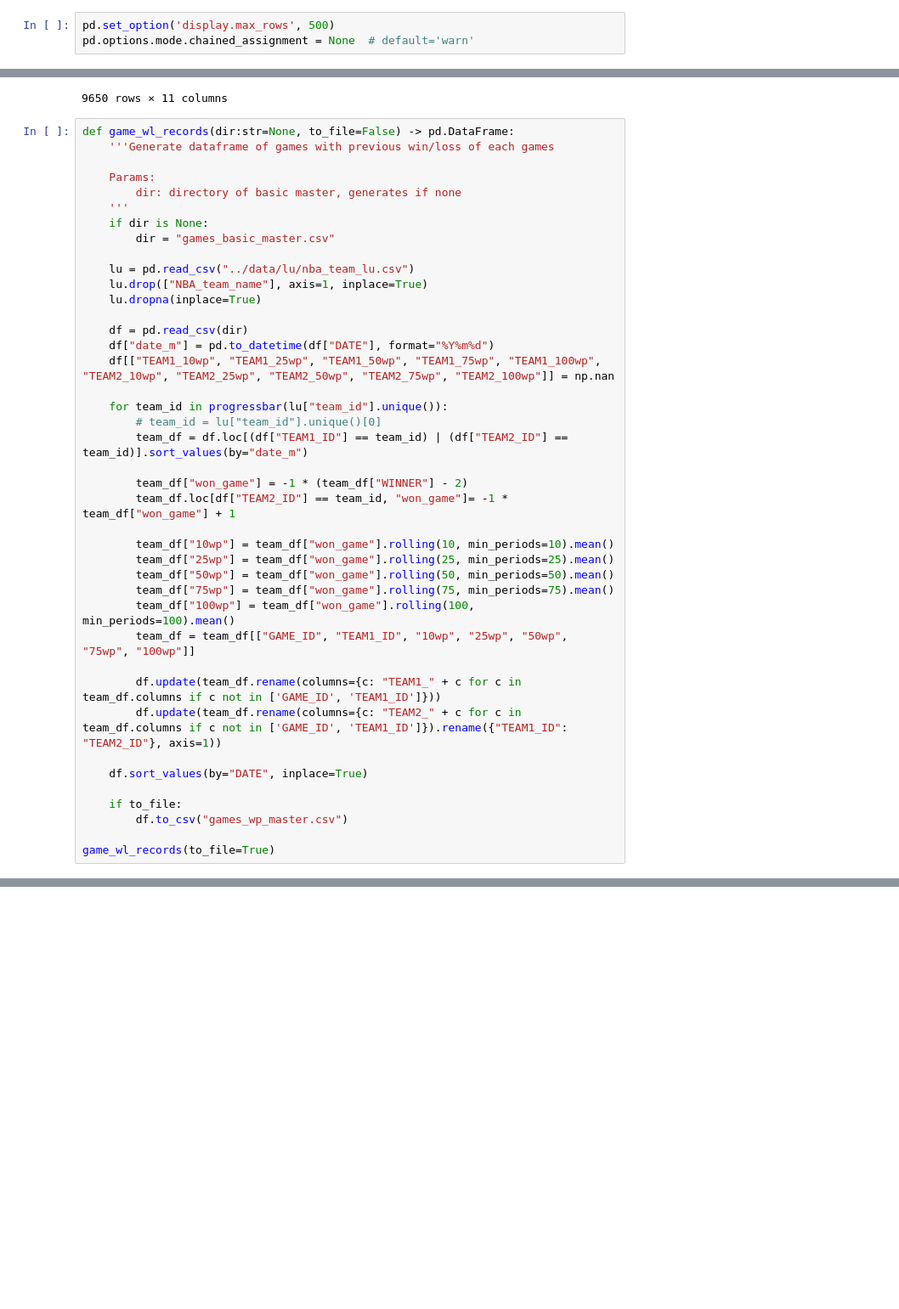
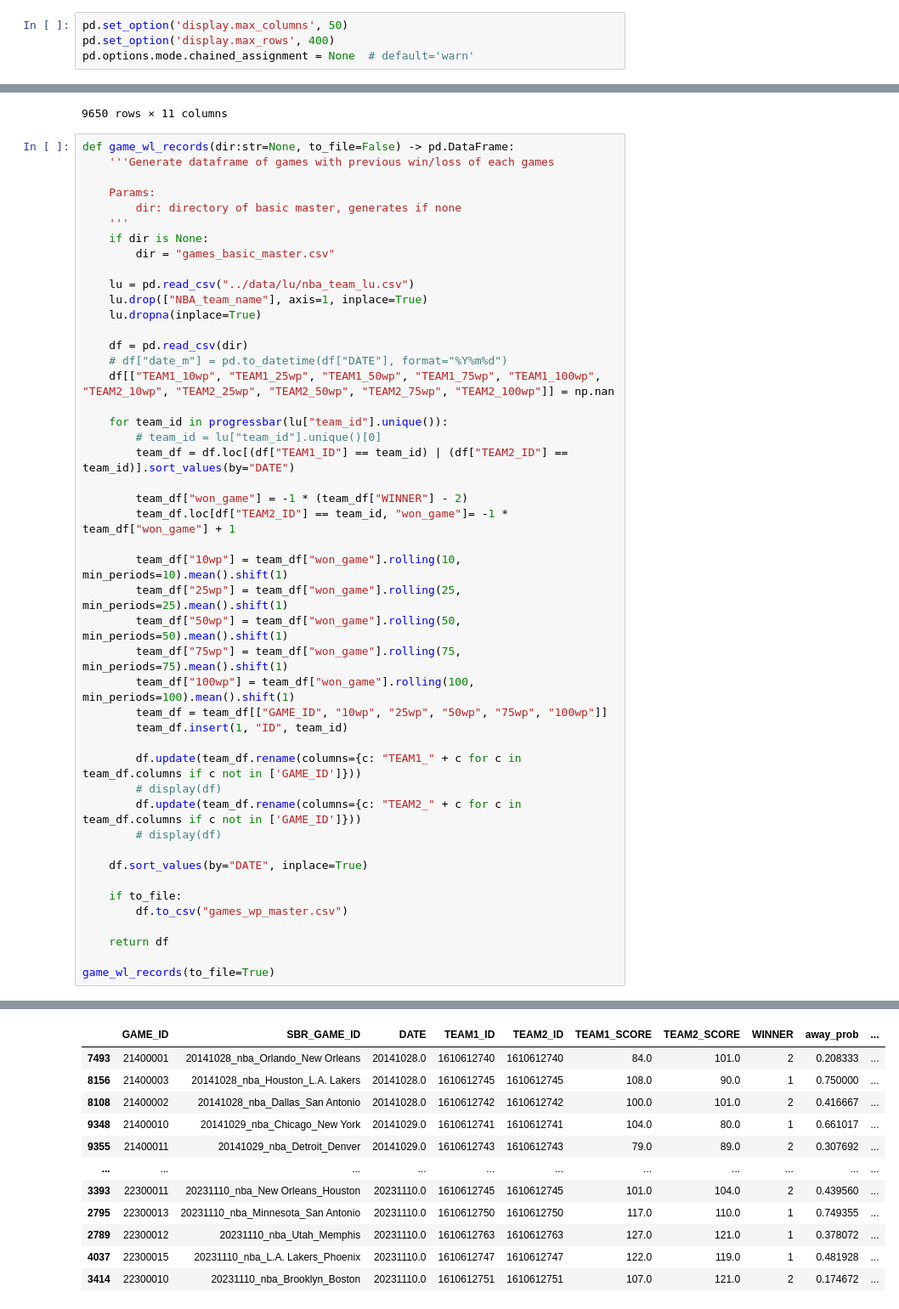
Before and after one commit to iiisong/ML-NBA-Betting, a Jupyter notebook: data_proc/team_info.ipynb, the cells around one changed output, grey strips where cells are left out. Shown at 85% size. Cells and saved outputs as stored; diff of their text form; blank space fills up the shorter version.

```diff
--- a/data_proc/team_info.ipynb
+++ b/data_proc/team_info.ipynb
@@ -4,7 +4,8 @@ import pandas as pd
 import numpy as np
 from progressbar import progressbar
 # %%
-pd.set_option('display.max_rows', 500)
+pd.set_option('display.max_columns', 50)
+pd.set_option('display.max_rows', 400)
 pd.options.mode.chained_assignment = None  # default='warn'
 # %%
 def process_box_scores(dir: str="../data/nba_boxscores", to_file=False) -> pd.DataFrame:
@@ -225,40 +226,57 @@ def game_wl_records(dir:str=None, to_file=False) -> pd.DataFrame:
 
     Params:
         dir: directory of basic master, generates if none
     '''
     if dir is None:
         dir = "games_basic_master.csv"
 
     lu = pd.read_csv("../data/lu/nba_team_lu.csv")
     lu.drop(["NBA_team_name"], axis=1, inplace=True)
     lu.dropna(inplace=True)
 
     df = pd.read_csv(dir)
-    df["date_m"] = pd.to_datetime(df["DATE"], format="%Y%m%d")
+    # df["date_m"] = pd.to_datetime(df["DATE"], format="%Y%m%d")
     df[["TEAM1_10wp", "TEAM1_25wp", "TEAM1_50wp", "TEAM1_75wp", "TEAM1_100wp", "TEAM2_10wp", "TEAM2_25wp", "TEAM2_50wp", "TEAM2_75wp", "TEAM2_100wp"]] = np.nan
 
     for team_id in progressbar(lu["team_id"].unique()):
         # team_id = lu["team_id"].unique()[0]
-        team_df = df.loc[(df["TEAM1_ID"] == team_id) | (df["TEAM2_ID"] == team_id)].sort_values(by="date_m")
+        team_df = df.loc[(df["TEAM1_ID"] == team_id) | (df["TEAM2_ID"] == team_id)].sort_values(by="DATE")
 
         team_df["won_game"] = -1 * (team_df["WINNER"] - 2)
         team_df.loc[df["TEAM2_ID"] == team_id, "won_game"]= -1 * team_df["won_game"] + 1
 
-        team_df["10wp"] = team_df["won_game"].rolling(10, min_periods=10).mean()
-        team_df["25wp"] = team_df["won_game"].rolling(25, min_periods=25).mean()
-        team_df["50wp"] = team_df["won_game"].rolling(50, min_periods=50).mean()
-        team_df["75wp"] = team_df["won_game"].rolling(75, min_periods=75).mean()
-        team_df["100wp"] = team_df["won_game"].rolling(100, min_periods=100).mean()
-        team_df = team_df[["GAME_ID", "TEAM1_ID", "10wp", "25wp", "50wp", "75wp", "100wp"]]
+        team_df["10wp"] = team_df["won_game"].rolling(10, min_periods=10).mean().shift(1)
+        team_df["25wp"] = team_df["won_game"].rolling(25, min_periods=25).mean().shift(1)
+        team_df["50wp"] = team_df["won_game"].rolling(50, min_periods=50).mean().shift(1)
+        team_df["75wp"] = team_df["won_game"].rolling(75, min_periods=75).mean().shift(1)
+        team_df["100wp"] = team_df["won_game"].rolling(100, min_periods=100).mean().shift(1)
+        team_df = team_df[["GAME_ID", "10wp", "25wp", "50wp", "75wp", "100wp"]]
+        team_df.insert(1, "ID", team_id)
 
-        df.update(team_df.rename(columns={c: "TEAM1_" + c for c in team_df.columns if c not in ['GAME_ID', 'TEAM1_ID']}))
-        df.update(team_df.rename(columns={c: "TEAM2_" + c for c in team_df.columns if c not in ['GAME_ID', 'TEAM1_ID']}).rename({"TEAM1_ID": "TEAM2_ID"}, axis=1))
+        df.update(team_df.rename(columns={c: "TEAM1_" + c for c in team_df.columns if c not in ['GAME_ID']}))
+        # display(df)
+        df.update(team_df.rename(columns={c: "TEAM2_" + c for c in team_df.columns if c not in ['GAME_ID']}))
+        # display(df)
 
     df.sort_values(by="DATE", inplace=True)
 
     if to_file:
         df.to_csv("games_wp_master.csv")
 
+    return df
+
 game_wl_records(to_file=True)
 # %% [output]
 100% (30 of 30) |########################| Elapsed Time: 0:00:00 Time:  0:00:00
+|  | GAME_ID | SBR_GAME_ID | DATE | TEAM1_ID | TEAM2_ID | TEAM1_SCORE | TEAM2_SCORE | WINNER | away_prob | ... |
+| 7493 | 21400001 | 20141028_nba_Orlando_New Orleans | 20141028.0 | 1610612740 | 1610612740 | 84.0 | 101.0 | 2 | 0.208333 | ... |
+| 8156 | 21400003 | 20141028_nba_Houston_L.A. Lakers | 20141028.0 | 1610612745 | 1610612745 | 108.0 | 90.0 | 1 | 0.750000 | ... |
+| 8108 | 21400002 | 20141028_nba_Dallas_San Antonio | 20141028.0 | 1610612742 | 1610612742 | 100.0 | 101.0 | 2 | 0.416667 | ... |
+| 9348 | 21400010 | 20141029_nba_Chicago_New York | 20141029.0 | 1610612741 | 1610612741 | 104.0 | 80.0 | 1 | 0.661017 | ... |
+| 9355 | 21400011 | 20141029_nba_Detroit_Denver | 20141029.0 | 1610612743 | 1610612743 | 79.0 | 89.0 | 2 | 0.307692 | ... |
+| ... | ... | ... | ... | ... | ... | ... | ... | ... | ... | ... |
+| 3393 | 22300011 | 20231110_nba_New Orleans_Houston | 20231110.0 | 1610612745 | 1610612745 | 101.0 | 104.0 | 2 | 0.439560 | ... |
+| 2795 | 22300013 | 20231110_nba_Minnesota_San Antonio | 20231110.0 | 1610612750 | 1610612750 | 117.0 | 110.0 | 1 | 0.749355 | ... |
+| 2789 | 22300012 | 20231110_nba_Utah_Memphis | 20231110.0 | 1610612763 | 1610612763 | 127.0 | 121.0 | 1 | 0.378072 | ... |
+| 4037 | 22300015 | 20231110_nba_L.A. Lakers_Phoenix | 20231110.0 | 1610612747 | 1610612747 | 122.0 | 119.0 | 1 | 0.481928 | ... |
+| 3414 | 22300010 | 20231110_nba_Brooklyn_Boston | 20231110.0 | 1610612751 | 1610612751 | 107.0 | 121.0 | 2 | 0.174672 | ... |
```
Also changed, not shown: parts of 1 cell of this notebook, 1 other file.
